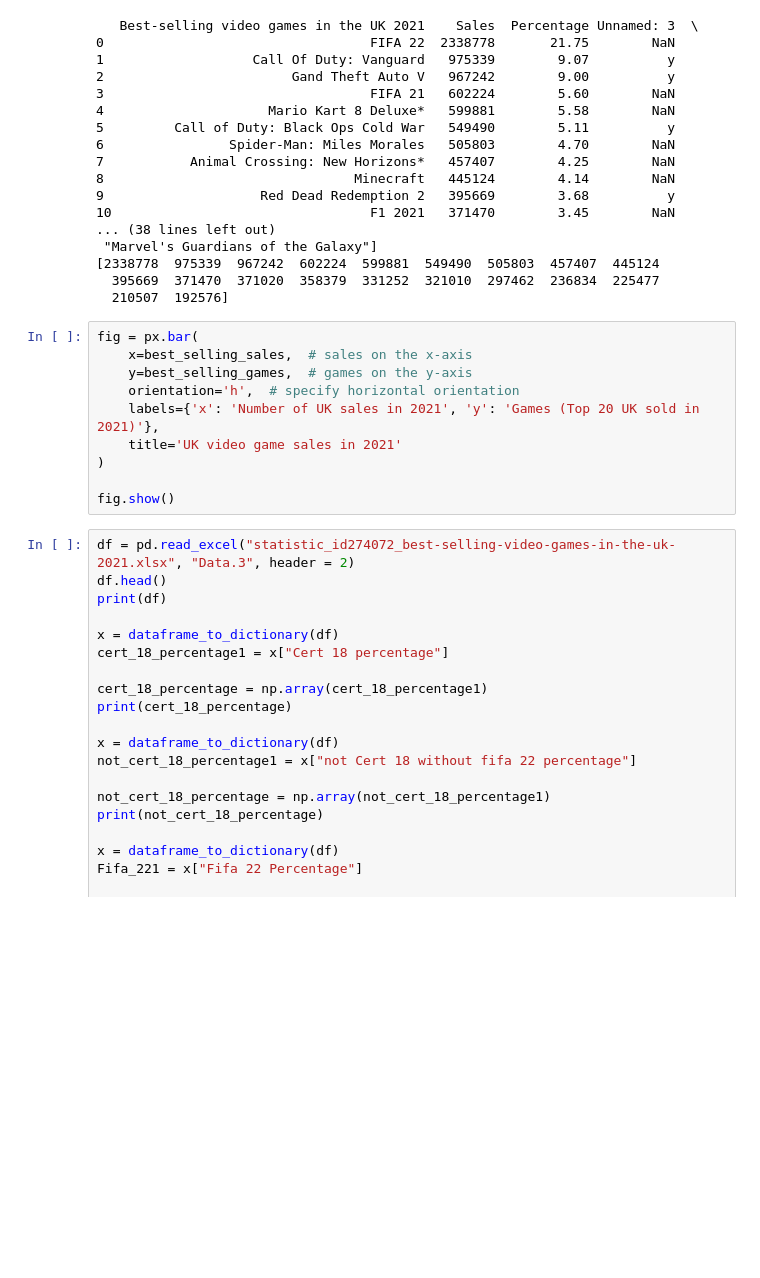
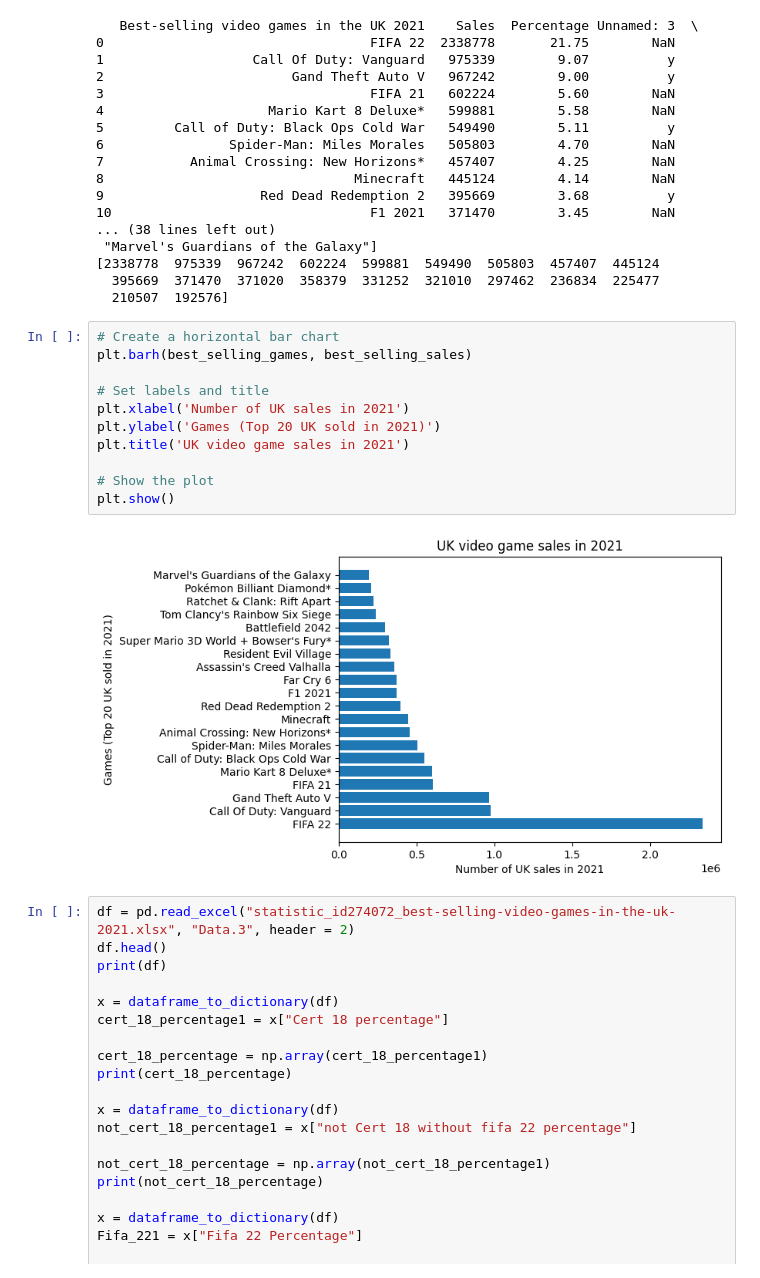
Before and after one commit to ec221020/Bens_Final_Project_For_Professional_Software_And_Career_Practices_Repository, a Jupyter notebook: BensFinalProjectDataAnalysisCode.ipynb, the cells around one changed output. Cells and saved outputs as stored; diff of their text form; blank space fills up the shorter version.

```diff
--- a/BensFinalProjectDataAnalysisCode.ipynb
+++ b/BensFinalProjectDataAnalysisCode.ipynb
@@ -119,15 +121,18 @@ print(best_selling_sales)
   395669  371470  371020  358379  331252  321010  297462  236834  225477
   210507  192576]
 # %%
-fig = px.bar(
-    x=best_selling_sales,  # sales on the x-axis
-    y=best_selling_games,  # games on the y-axis
-    orientation='h',  # specify horizontal orientation
-    labels={'x': 'Number of UK sales in 2021', 'y': 'Games (Top 20 UK sold in 2021)'},
-    title='UK video game sales in 2021'
-)
+# Create a horizontal bar chart
+plt.barh(best_selling_games, best_selling_sales)
 
-fig.show()
+# Set labels and title
+plt.xlabel('Number of UK sales in 2021')
+plt.ylabel('Games (Top 20 UK sold in 2021)')
+plt.title('UK video game sales in 2021')
+
+# Show the plot
+plt.show()
+# %% [output]
+[figure, added]
 # %%
 df = pd.read_excel("statistic_id274072_best-selling-video-games-in-the-uk-2021.xlsx", "Data.3", header = 2)
 df.head()
```
Also changed, not shown: parts of 1 cell of this notebook, 1 other file.
